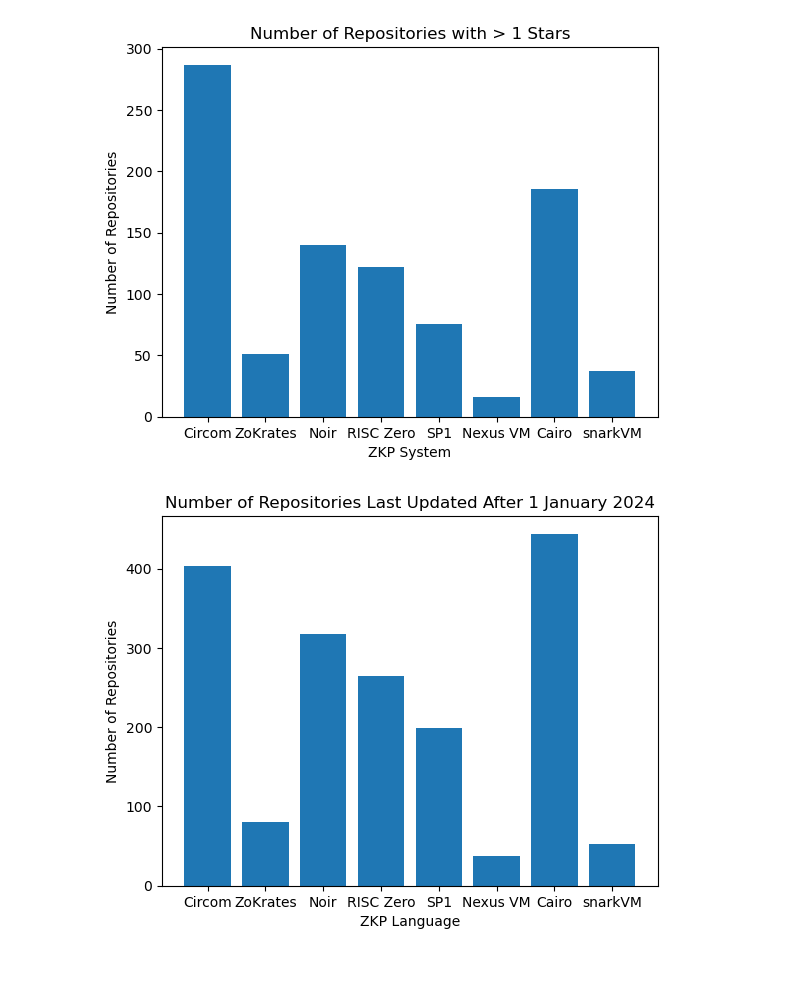
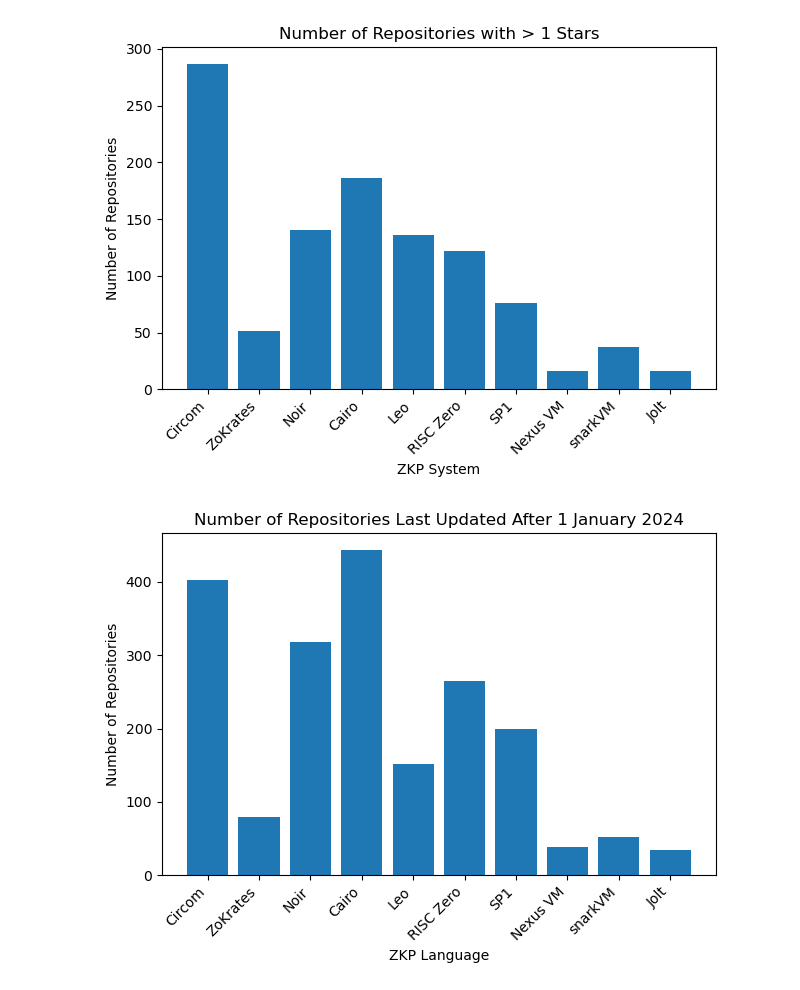
Before and after one commit to critesjosh/ZKP-Languages, a Jupyter notebook: src/data_analyzer.ipynb, the cells around one changed output. Drawn from its saved outputs; the diff is of its cells as text; code cells hidden in the pictures.

Commit message:
updated data analyzer

```diff
--- a/src/data_analyzer.ipynb
+++ b/src/data_analyzer.ipynb
@@ -15,25 +15,29 @@ metrics_folder = '../metrics'
 circom_df = load_data(os.path.join(metrics_folder, 'metrics_for_circom.csv'))
 zokrates_df = load_data(os.path.join(metrics_folder, 'metrics_for_zokrates.csv'))
 noir_df = load_data(os.path.join(metrics_folder, 'metrics_for_noir.csv'))
+cairo_df = load_data(os.path.join(metrics_folder, 'metrics_for_cairo.csv'))
+leo_df = load_data(os.path.join(metrics_folder, 'metrics_for_leo.csv'))
 risc0_df = load_data(os.path.join(metrics_folder, 'metrics_for_risc0.csv'))
 sp1_zkvm_df = load_data(os.path.join(metrics_folder, 'metrics_for_sp1.csv'))
 nexus_df = load_data(os.path.join(metrics_folder, 'metrics_for_nexus.csv'))
 cairo_df = load_data(os.path.join(metrics_folder, 'metrics_for_cairo.csv'))
 snarkvm_df = load_data(os.path.join(metrics_folder, 'metrics_for_snarkvm.csv'))
+jolt_df = load_data(os.path.join(metrics_folder, 'metrics_for_jolt.csv'))
 # %%
 # preparing list of DataFrames and titles
-data_frames = [circom_df, zokrates_df, noir_df, risc0_df, sp1_zkvm_df, nexus_df, cairo_df, snarkvm_df]
-titles = ['Circom', 'ZoKrates', 'Noir', 'RISC Zero', 'SP1', 'Nexus VM', 'Cairo', "snarkVM"]
+data_frames = [circom_df, zokrates_df, noir_df, cairo_df, leo_df, risc0_df, sp1_zkvm_df, nexus_df, snarkvm_df, jolt_df]
+titles = ['Circom', 'ZoKrates', 'Noir', 'Cairo', 'Leo', 'RISC Zero', 'SP1', 'Nexus VM', "snarkVM", "Jolt"]
 # %%
-# number of repositories with > 1 stars
 stars_count = [len(df[df['Stars'] > 1]) for df in data_frames]
 plt.bar(titles, stars_count)
 plt.title('Number of Repositories with > 1 Stars')
 plt.ylabel('Number of Repositories')
 plt.xlabel('ZKP System')
+plt.xticks(rotation=45, ha='right')
+plt.tight_layout()
 plt.show()
 # %% [output]
-[figure, old version]
+[figure, new version]
 # %%
 # number of repositories with last update time after 1 January 2024
 update_count = [len(df[pd.to_datetime(df['Last Updated']) > pd.Timestamp('2024-01-01')]) for df in data_frames]
@@ -41,9 +45,11 @@ plt.bar(titles, update_count)
 plt.title('Number of Repositories Last Updated After 1 January 2024')
 plt.ylabel('Number of Repositories')
 plt.xlabel('ZKP Language')
+plt.xticks(rotation=45, ha='right')
+plt.tight_layout()
 plt.show()
 # %% [output]
-[figure, old version]
+[figure, new version]
 # %%
 # number of repositories with > 10 total issues
 issues_count = [len(df[df['Total Issues'] > 10]) for df in data_frames]
```
Also changed, not shown: parts of 3 cells of this notebook.
